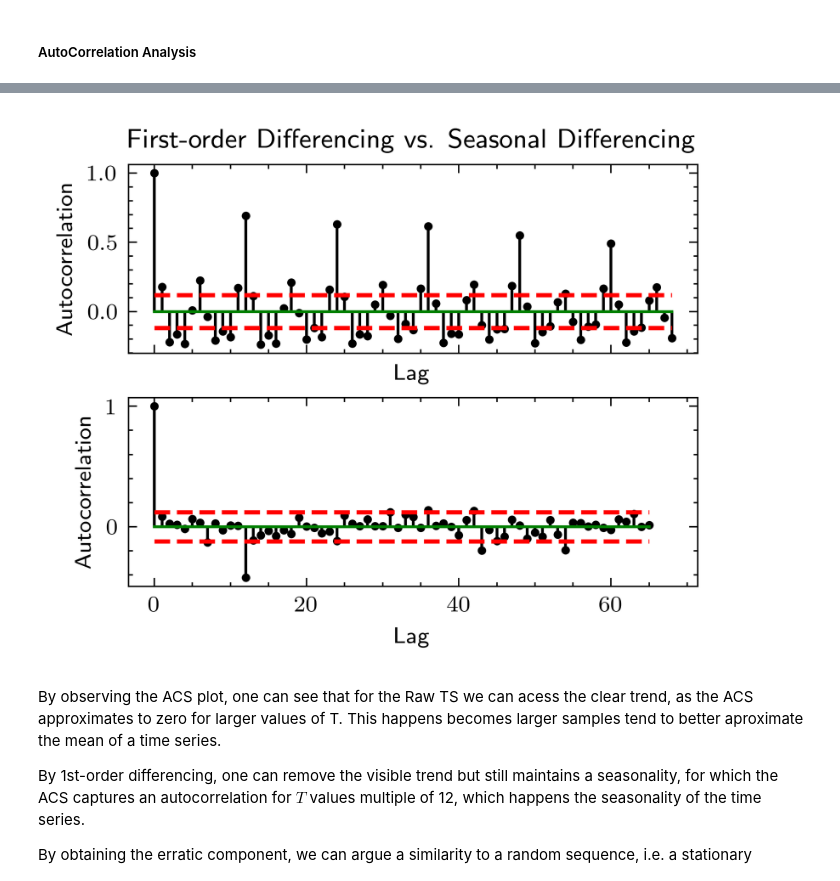
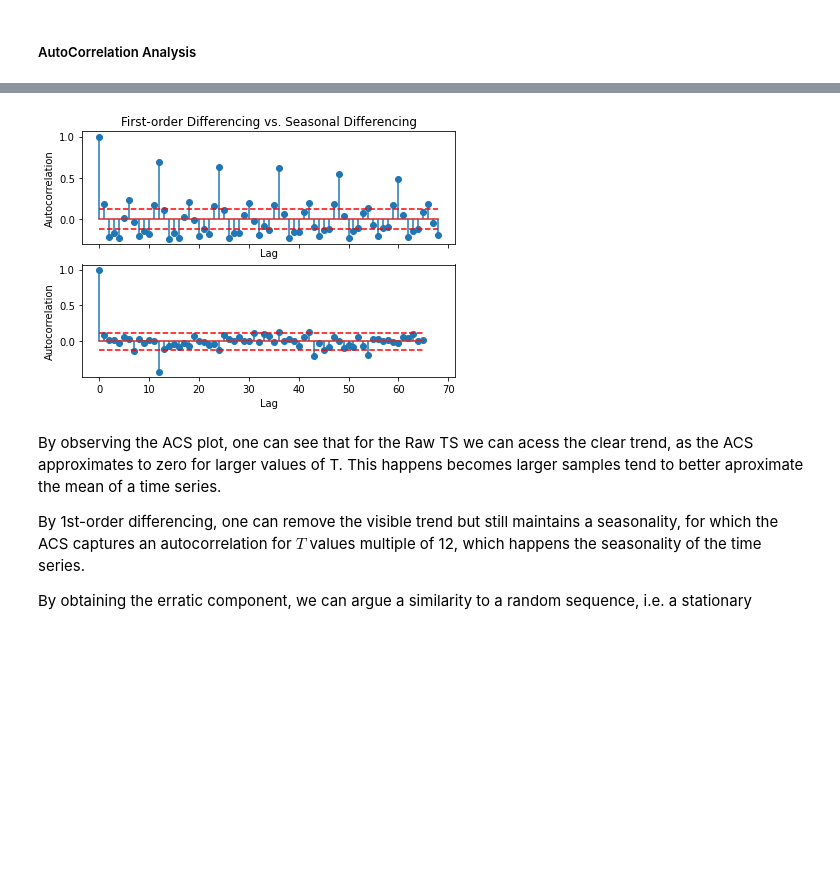
Before and after one commit to pncps99/astp2022, a Jupyter notebook: code.ipynb, the cells around one changed output, grey strips where cells are left out. Saved outputs shown, nothing was run; the diff lists cells and outputs as text; code cells hidden in the pictures; blank space fills up the shorter version.

```diff
--- a/code.ipynb
+++ b/code.ipynb
@@ -142,19 +151,20 @@ M=13
 omega=np.ones(M)*(1/float(M))
 ma_smooth=maSmooth(ts_train,omega,data_aug=True)
 
-with plt.style.context('science'):
-    plt.figure()
-    ax=ts_train.plot(legend=True,color='r')
-    ma_smooth.plot(ax=ax,legend=True,color='b')
-    ax.set_ylabel('Consumer Price Index')
-    ax.set_xlabel('Time (Year-Month)')
+#with plt.style.context('science'):
 
-    plt.figure()
-    nomasmooth_ts = ts_train/ma_smooth
-    nomasmooth_ts.name = "TS without MA trend"
-    ax=nomasmooth_ts.plot(legend=True,color='r')
-    ax.set_ylabel('Consumer Price Index')
-    ax.set_xlabel('Time (Year-Month)')
+plt.figure()
+ax=ts_train.plot(legend=True,color='r')
+ma_smooth.plot(ax=ax,legend=True,color='b')
+ax.set_ylabel('Consumer Price Index')
+ax.set_xlabel('Time (Year-Month)')
+
+plt.figure()
+nomasmooth_ts = ts_train/ma_smooth
+nomasmooth_ts.name = "TS without MA trend"
+ax=nomasmooth_ts.plot(legend=True,color='r')
+ax.set_ylabel('Consumer Price Index')
+ax.set_xlabel('Time (Year-Month)')
 
 
 print(f'MSE: {np.mean((nomasmooth_ts - 1)**2)}')
@@ -549,22 +579,22 @@ with plt.style.context(['science','ieee']):
 # %%
 # Plot ACS for 1st-order diff
 
-with plt.style.context(['science','ieee']):
+#with plt.style.context(['science','ieee']):
 
-    plt.rcParams.update({
-        'lines.markersize': 2
-    })
+    # plt.rcParams.update({
+    #     'lines.markersize': 2
+    # })
 
-    fig, (ax1, ax2) = plt.subplots(2,1, sharex=True)
-    fig.tight_layout()
+fig, (ax1, ax2) = plt.subplots(2,1, sharex=True)
+fig.tight_layout()
 
-    ax1.set_title(f'{ts_diff_1.name} vs. {ts_diff_2.name}')
-    plot_acs(ts_diff_1,ax1,'ACS')
-    plot_acs(ts_diff_2,ax2,'ACS')
+ax1.set_title(f'{ts_diff_1.name} vs. {ts_diff_2.name}')
+plot_acs(ts_diff_1,ax1,'ACS')
+plot_acs(ts_diff_2,ax2,'ACS')
 
-    plt.savefig('figs/acs_diff.pdf')
+#plt.savefig('figs/acs_diff.pdf')
 # %% [output]
-[figure, old version]
+[figure, new version]
 # %% [markdown]
 By observing the ACS plot, one can see that for the Raw TS we can acess the clear trend, as the ACS approximates to zero for larger values of T. This happens becomes larger samples tend to better aproximate the mean of a time series.
 
```
Also changed, not shown: parts of 12 cells of this notebook, 4 other files.
